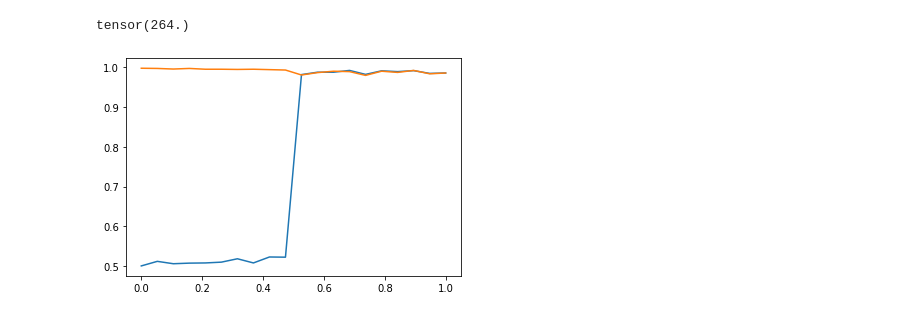
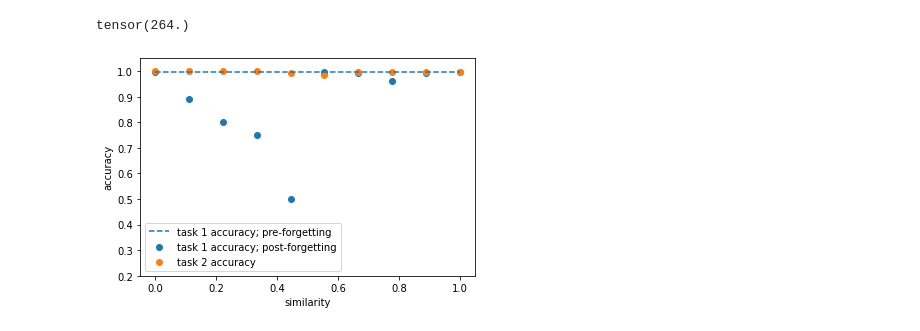
Before and after one commit to seblee97/student_teacher_catastrophic, a Jupyter notebook: notes/fashion_mnist.ipynb, the cells around one changed output. Cells and saved outputs as stored; diff of their text form; code cells hidden in the pictures.

Commit message:
changed fashion mnist classes to 0,5 ; 7,8

```diff
--- a/notes/fashion_mnist.ipynb
+++ b/notes/fashion_mnist.ipynb
@@ -36,20 +36,20 @@ def _get_dataset_mix(first_binary_classification_dataset, second_binary_classifi
     concatenated_dataset = torch.utils.data.ConcatDataset([subset_1, subset_2])
     return concatenated_dataset
 # %%
-dataset_01 = torch.utils.data.ConcatDataset([fashion_mnist_train_splits[0], fashion_mnist_train_splits[1]])
-dataset_78 = torch.utils.data.ConcatDataset([fashion_mnist_train_splits[7], fashion_mnist_train_splits[8]])
+dataset_05 = torch.utils.data.ConcatDataset([fashion_mnist_train_splits[0], fashion_mnist_train_splits[5]])
+dataset_27 = torch.utils.data.ConcatDataset([fashion_mnist_train_splits[2], fashion_mnist_train_splits[7]])
 
-dataset_01_test = torch.utils.data.ConcatDataset([fashion_mnist_test_splits[0], fashion_mnist_test_splits[1]])
-dataset_78_test = torch.utils.data.ConcatDataset([fashion_mnist_test_splits[7], fashion_mnist_test_splits[8]])
+dataset_05_test = torch.utils.data.ConcatDataset([fashion_mnist_test_splits[0], fashion_mnist_test_splits[5]])
+dataset_27_test = torch.utils.data.ConcatDataset([fashion_mnist_test_splits[2], fashion_mnist_test_splits[7]])
 
-dataloader_01 = torch.utils.data.DataLoader(dataset_01, batch_size=1, shuffle=True)
-dataloader_01_test = torch.utils.data.DataLoader(dataset_01_test, batch_size=1, shuffle=True)
+dataloader_05 = torch.utils.data.DataLoader(dataset_05, batch_size=1, shuffle=True)
+dataloader_05_test = torch.utils.data.DataLoader(dataset_05_test, batch_size=1, shuffle=True)
 
-dataloader_78 = torch.utils.data.DataLoader(dataset_78, batch_size=1, shuffle=True)
-dataloader_78_test = torch.utils.data.DataLoader(dataset_78_test, batch_size=1, shuffle=True)
+dataloader_27 = torch.utils.data.DataLoader(dataset_27, batch_size=1, shuffle=True)
+dataloader_27_test = torch.utils.data.DataLoader(dataset_27_test, batch_size=1, shuffle=True)
 
-target_mapping = {0: torch.Tensor([-1.]), 1: torch.Tensor([1.]), 7: torch.Tensor([-1.]), 8: torch.Tensor([1.])}
-label_mapping = {0: -1, 1: 1, 7: -1, 8: 1}
+target_mapping = {0: torch.Tensor([-1.]), 5: torch.Tensor([1.]), 2: torch.Tensor([-1.]),7: torch.Tensor([1.])}
+label_mapping = {0: -1, 5: 1, 2: -1, 7: 1}
 # %% [markdown]
 ## Define Network
 # %%
@@ -151,4 +151,4 @@ def test(dataloader_1, dataloader_2, alpha, network, target_mapping):
 # %% [markdown]
 ## Task 1 Training
 # %%
-losses, task_1_trained_network = train(dataloader_01, dataloader_78, 1, Network(), 100, 0.01, target_mapping)
+losses, task_1_trained_network = train(dataloader_05, dataloader_27, 1, Network(), 100, 0.01, target_mapping)
@@ -160,0 +173,2 @@ test_accuracy
+# %%
+losses, task_2_trained_network = train(dataloader_01, dataloader_78, 0, task_1_trained_network, 100, 0.01, target_mapping)
@@ -165,18 +193,18 @@ task_2_accuracies = {}
 task_1_losses = {}
 task_2_losses = {}
 
-for alpha in np.linspace(0, 1, 20):
+for alpha in np.linspace(0, 1, 10):
 
     print(alpha)
 
     task_1_trained_network_copy = copy.deepcopy(task_1_trained_network)
     task_1_trained_network_copy.switch(1)
 
-    losses, task_2_trained_network = train(dataloader_01, dataloader_78, alpha, task_1_trained_network_copy, 100, 0.01, target_mapping)
-    task_2_loss, task_2_accuracy = test(dataloader_01_test, dataloader_78_test, alpha, task_2_trained_network, target_mapping)
+    losses, task_2_trained_network = train(dataloader_05, dataloader_27, alpha, task_1_trained_network_copy, 50, 0.01, target_mapping)
+    task_2_loss, task_2_accuracy = test(dataloader_05_test, dataloader_27_test, alpha, task_2_trained_network, target_mapping)
 
     task_2_trained_network.switch(0)
-    task_1_loss, task_1_accuracy = test(dataloader_01_test, dataloader_78_test, 1, task_2_trained_network, target_mapping)
+    task_1_loss, task_1_accuracy = test(dataloader_05_test, dataloader_27_test, 1, task_2_trained_network, target_mapping)
 
     task_2_accuracies[alpha] = task_2_accuracy
     task_1_accuracies[alpha] = task_1_accuracy
@@ -261,10 +289,21 @@ plt.imshow(next(di)[0].numpy().squeeze())
 sum(torch.bernoulli(0.5 * torch.ones(500)))
 # %% [output]
 tensor(264.)
+# %%
+fig = plt.figure()
+plt.scatter(task_1_accuracies.keys(), task_1_accuracies.values(), label="task 1 accuracy; post-forgetting")
+plt.scatter(task_2_accuracies.keys(), task_2_accuracies.values(), label="task 2 accuracy")
+plt.plot([0, 1], [0.997, 0.997], linestyle="dashed", label="task 1 accuracy; pre-forgetting")
+plt.legend()
+plt.xlabel("similarity")
+plt.ylabel("accuracy")
+plt.ylim((0.2, 1.05))
+fig.show()
+fig.savefig("ramamesh_replica.pdf", dpi=50)
+# %% [output]
+[figure, added]
 # %%
 fig = plt.figure()
 plt.plot(task_1_accuracies.keys(), task_1_accuracies.values())
 plt.plot(task_2_accuracies.keys(), task_2_accuracies.values())
 fig.show()
-# %% [output]
-[figure, removed]
```
Also changed, not shown: parts of 13 cells of this notebook.
